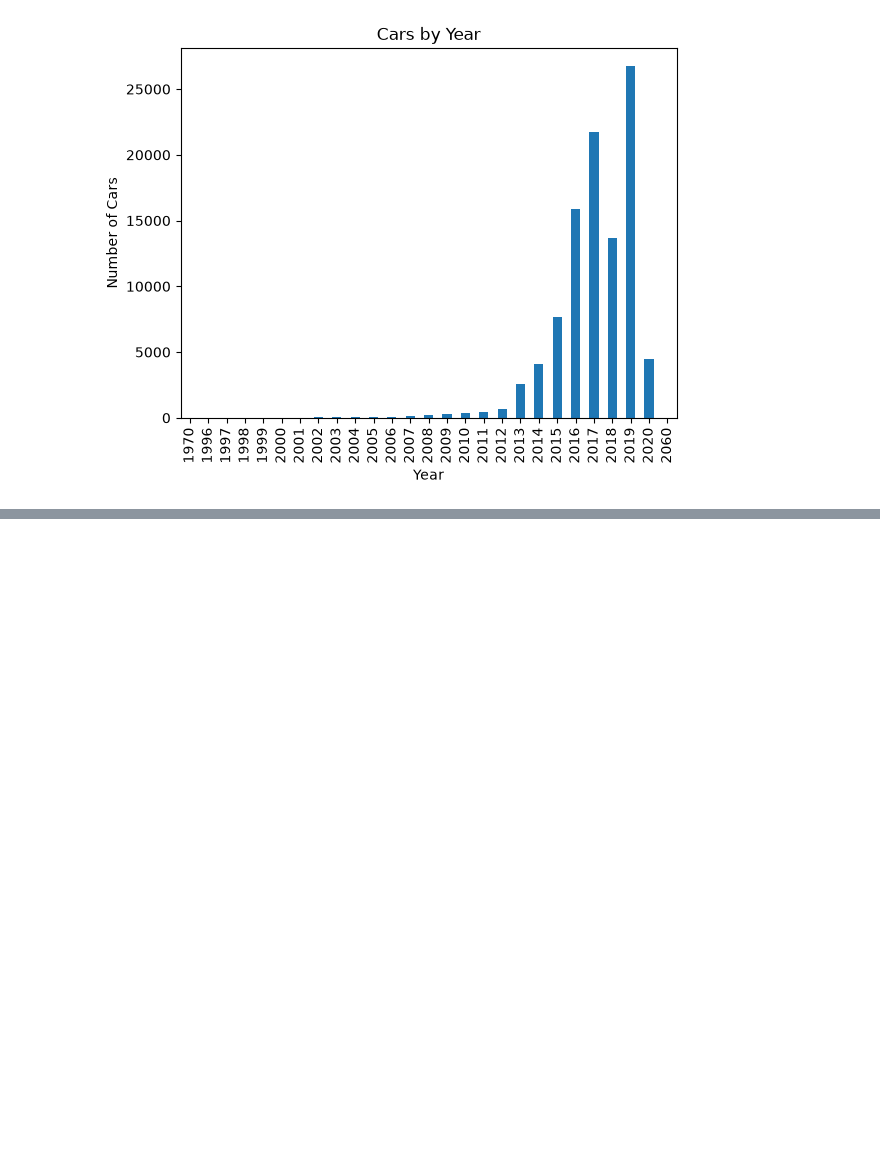
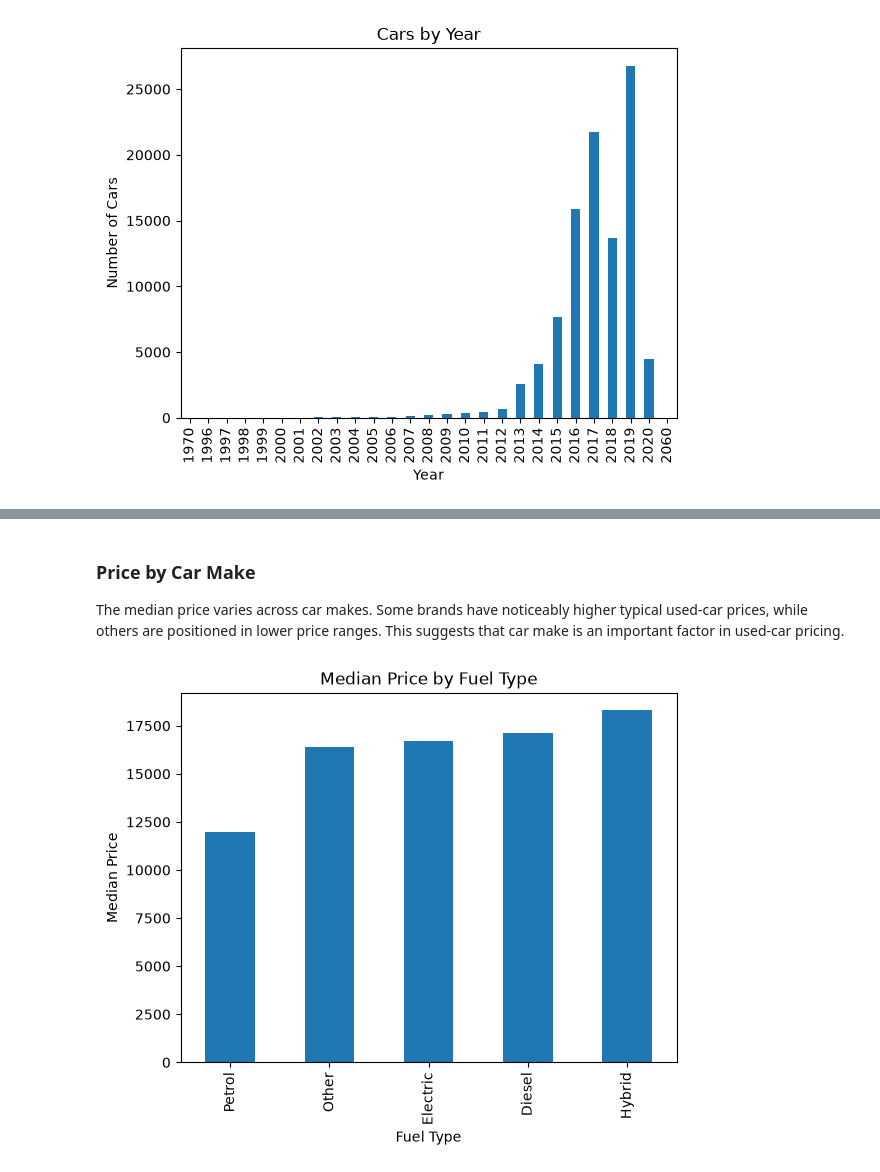
Before and after one commit to niteshbairwa185-pixel/automobile-intelligent-system, a Jupyter notebook: notebooks/02_EDA.ipynb, the cells around one changed output, grey strips where cells are left out. Cells and saved outputs as stored; diff of their text form; code cells hidden in the pictures; blank space fills up the shorter version.

Commit message:
Update used car analysis project

```diff
--- a/notebooks/02_EDA.ipynb
+++ b/notebooks/02_EDA.ipynb
@@ -56,0 +66,16 @@ plt.show()
+# %% [markdown]
+### Price by Car Make
+
+The median price varies across car makes.
+Some brands have noticeably higher typical used-car prices,
+while others are positioned in lower price ranges.
+This suggests that car make is an important factor in used-car pricing.
+# %%
+df.groupby("fuelType")["price"].median().sort_values().plot(kind="bar")
+
+plt.xlabel("Fuel Type")
+plt.ylabel("Median Price")
+plt.title("Median Price by Fuel Type")
+plt.show()
+# %% [output]
+[figure, added]
```
Also changed, not shown: parts of 10 cells of this notebook.
